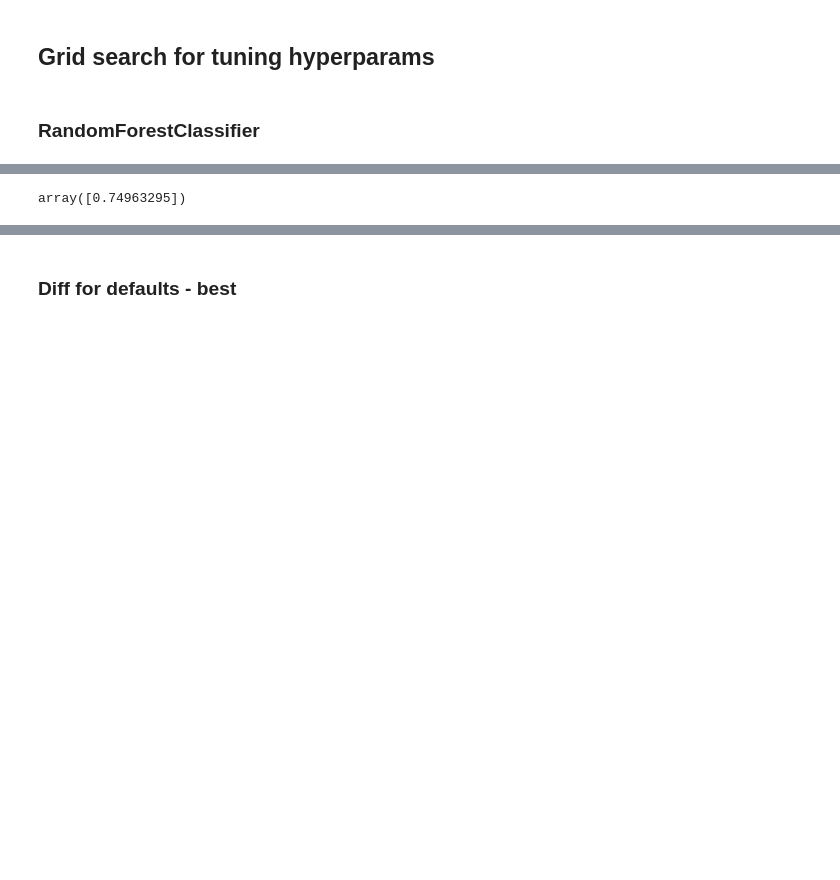
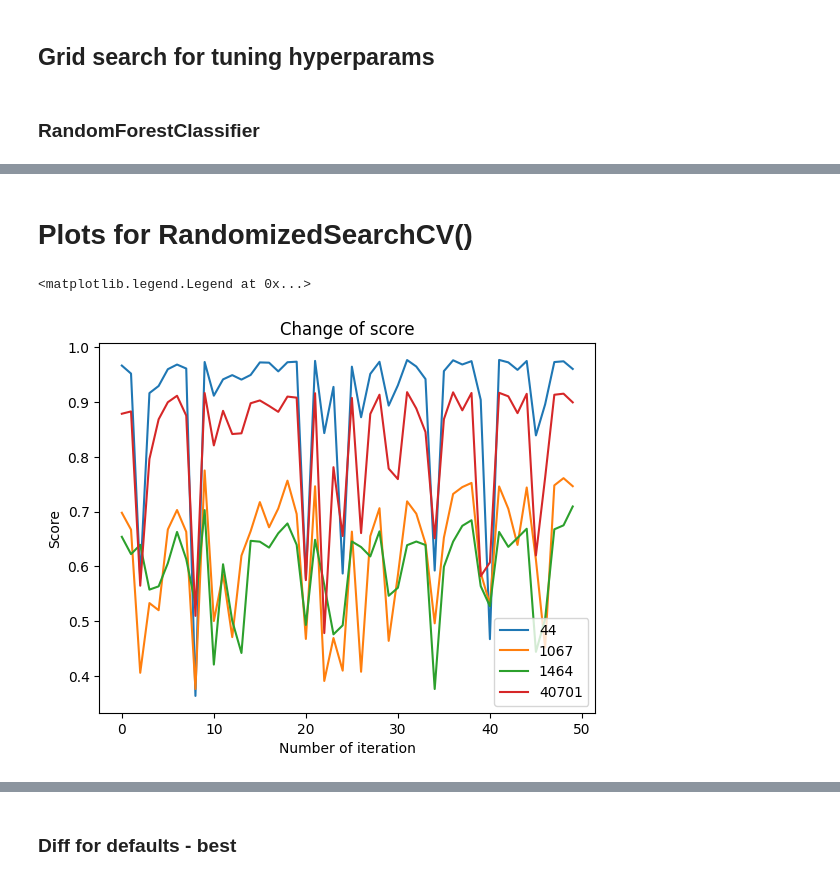
Before and after one commit to AgataWeg/AutoML, a Jupyter notebook: HM1svm_short.ipynb, the cells around one changed output, grey strips where cells are left out. Saved outputs shown, nothing was run; the diff lists cells and outputs as text; code cells hidden in the pictures; blank space fills up the shorter version.

```diff
--- a/HM1svm_short.ipynb
+++ b/HM1svm_short.ipynb
@@ -104,3 +94,5 @@ pipeline = Pipeline([('SVM', svm.SVC())])
+# %%
+pipeline = Pipeline([('gbc', GradientBoostingClassifier())])
 # %%
 pipeline.get_params()
 # %% [output]
@@ -157,12 +140,16 @@ for index in id:
     std_scores.append(gs_model_pipeline.cv_results_['mean_test_score'])
     all_scores[index] = gs_model_pipeline.cv_results_['mean_test_score']
+# %% [markdown]
+# Plots for  RandomizedSearchCV()
 # %%
 import matplotlib.pyplot as plt
 
 for index in id:
-    plt.plot(all_scores[index])
+    plt.plot(all_scores[index], label= index)
+plt.title('Change of score')
+plt.xlabel('Number of iteration')
+plt.ylabel('Score')
+plt.legend(loc='lower right')
+# %% [output]
+<matplotlib.legend.Legend at 0x...>
+[figure, added]
-# %%
-best_hyperparams
-gs_model_pipeline.cv_results_['mean_test_score']
-# %% [output]
-array([0.74963295])
```
Also changed, not shown: parts of 32 cells of this notebook.
